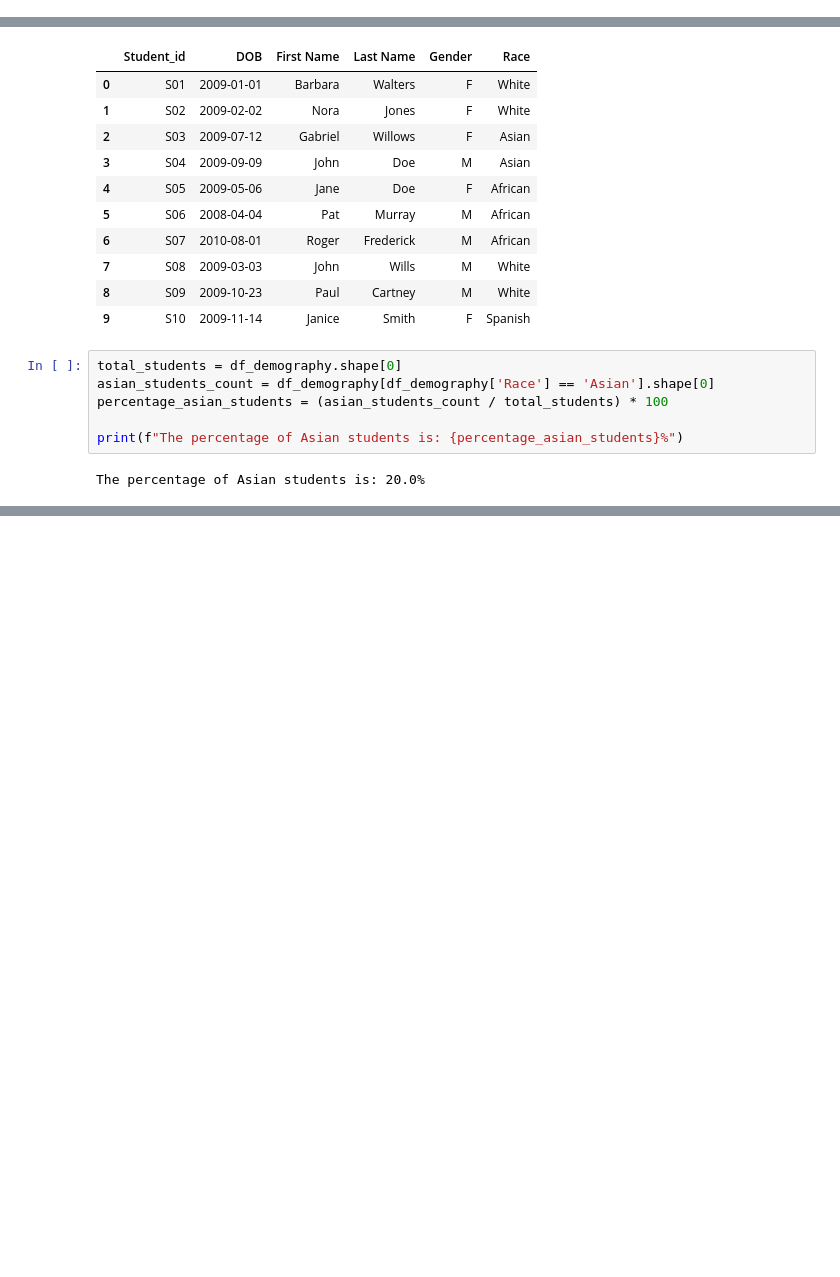
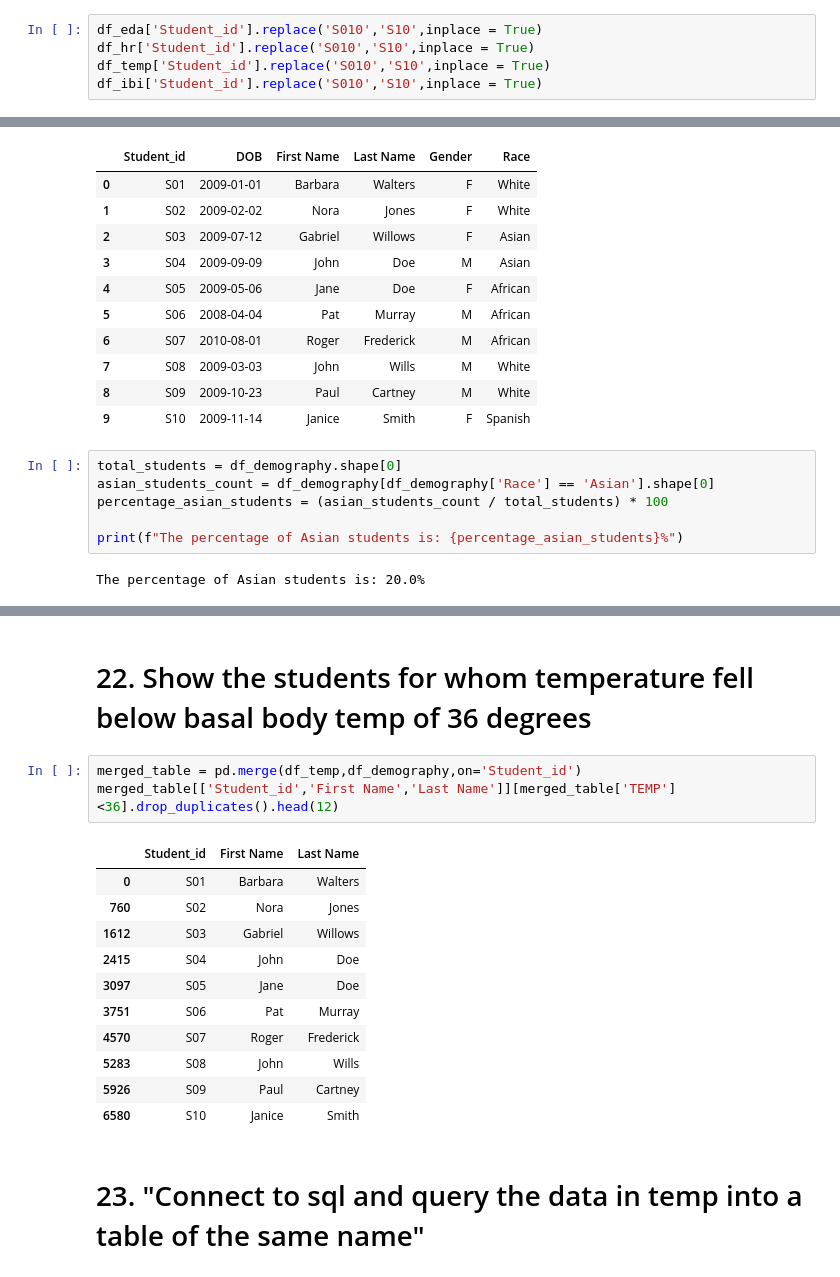
Before and after one commit to PHTeam7/Team7_TinyCoders_PythonHackathon_Dec, a Jupyter notebook: Team7_TinyCoders_Main80Questions.ipynb, the cells around one changed output, grey strips where cells are left out. Drawn from its saved outputs; the diff is of its cells as text; blank space fills up the shorter version.

```diff
--- a/Team7_TinyCoders_Main80Questions.ipynb
+++ b/Team7_TinyCoders_Main80Questions.ipynb
@@ -15,6 +15,11 @@ df_eda = pd.read_excel("Exam Stress Final.xlsx","EDA")
 df_hr = pd.read_excel("Exam Stress Final.xlsx","HR")
 df_temp = pd.read_excel("Exam Stress Final.xlsx","Temp")
 df_ibi = pd.read_excel("Exam Stress Final.xlsx","IBI")
+# %%
+df_eda['Student_id'].replace('S010','S10',inplace = True)
+df_hr['Student_id'].replace('S010','S10',inplace = True)
+df_temp['Student_id'].replace('S010','S10',inplace = True)
+df_ibi['Student_id'].replace('S010','S10',inplace = True)
 # %%
 df_grades.head(10)
 # %% [output]
@@ -55,0 +123,19 @@ The percentage of Asian students is: 20.0%
+# %% [markdown]
+# 22. Show the students for whom temperature fell below basal body temp of 36 degrees
+# %%
+merged_table = pd.merge(df_temp,df_demography,on='Student_id')
+merged_table[['Student_id','First Name','Last Name']][merged_table['TEMP']<36].drop_duplicates().head(12)
+# %% [output]
+|  | Student_id | First Name | Last Name |
+| 0 | S01 | Barbara | Walters |
+| 760 | S02 | Nora | Jones |
+| 1612 | S03 | Gabriel | Willows |
+| 2415 | S04 | John | Doe |
+| 3097 | S05 | Jane | Doe |
+| 3751 | S06 | Pat | Murray |
+| 4570 | S07 | Roger | Frederick |
+| 5283 | S08 | John | Wills |
+| 5926 | S09 | Paul | Cartney |
+| 6580 | S10 | Janice | Smith |
+# %% [markdown]
+# 23. "Connect to sql and query the data in temp into a table of the same name"
```
Also changed, not shown: parts of 23 cells of this notebook, 1 other file.
